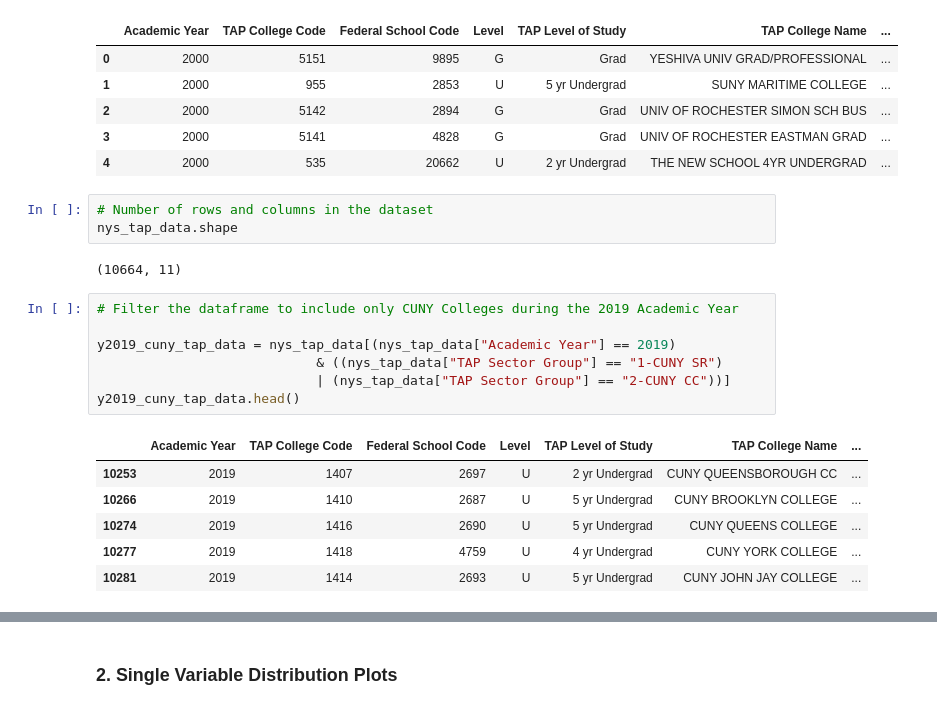
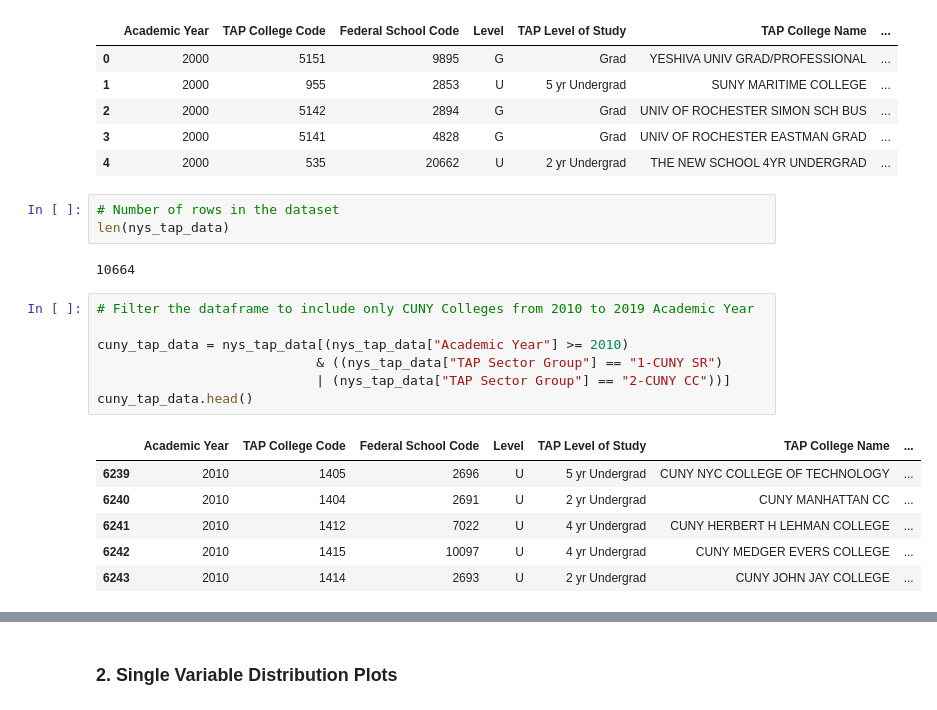
Before and after one commit to agyapongeli77/data-science-project, a Jupyter notebook: Project - MAT 328 Techniques In Data Science.ipynb, the cells around one changed output, grey strips where cells are left out. Saved outputs shown, nothing was run; the diff lists cells and outputs as text.

```diff
--- a/Project - MAT 328 Techniques In Data Science.ipynb
+++ b/Project - MAT 328 Techniques In Data Science.ipynb
@@ -21,24 +21,24 @@ nys_tap_data.head()
 | 3 | 2000 | 5141 | 4828 | G | Grad | UNIV OF ROCHESTER EASTMAN GRAD | ... |
 | 4 | 2000 | 535 | 20662 | U | 2 yr Undergrad | THE NEW SCHOOL 4YR UNDERGRAD | ... |
 # %%
-# Number of rows and columns in the dataset
-nys_tap_data.shape
+# Number of rows in the dataset
+len(nys_tap_data)
 # %% [output]
-(10664, 11)
+10664
 # %%
-# Filter the dataframe to include only CUNY Colleges during the 2019 Academic Year
+# Filter the dataframe to include only CUNY Colleges from 2010 to 2019 Academic Year
 
-y2019_cuny_tap_data = nys_tap_data[(nys_tap_data["Academic Year"] == 2019)
+cuny_tap_data = nys_tap_data[(nys_tap_data["Academic Year"] >= 2010)
                             & ((nys_tap_data["TAP Sector Group"] == "1-CUNY SR")
                             | (nys_tap_data["TAP Sector Group"] == "2-CUNY CC"))]
-y2019_cuny_tap_data.head()
+cuny_tap_data.head()
 # %% [output]
 |  | Academic Year | TAP College Code | Federal School Code | Level | TAP Level of Study | TAP College Name | ... |
-| 10253 | 2019 | 1407 | 2697 | U | 2 yr Undergrad | CUNY QUEENSBOROUGH CC | ... |
-| 10266 | 2019 | 1410 | 2687 | U | 5 yr Undergrad | CUNY BROOKLYN COLLEGE | ... |
-| 10274 | 2019 | 1416 | 2690 | U | 5 yr Undergrad | CUNY QUEENS COLLEGE | ... |
-| 10277 | 2019 | 1418 | 4759 | U | 4 yr Undergrad | CUNY YORK COLLEGE | ... |
-| 10281 | 2019 | 1414 | 2693 | U | 5 yr Undergrad | CUNY JOHN JAY COLLEGE | ... |
+| 6239 | 2010 | 1405 | 2696 | U | 5 yr Undergrad | CUNY NYC COLLEGE OF TECHNOLOGY | ... |
+| 6240 | 2010 | 1404 | 2691 | U | 2 yr Undergrad | CUNY MANHATTAN CC | ... |
+| 6241 | 2010 | 1412 | 7022 | U | 4 yr Undergrad | CUNY HERBERT H LEHMAN COLLEGE | ... |
+| 6242 | 2010 | 1415 | 10097 | U | 4 yr Undergrad | CUNY MEDGER EVERS COLLEGE | ... |
+| 6243 | 2010 | 1414 | 2693 | U | 2 yr Undergrad | CUNY JOHN JAY COLLEGE | ... |
 # %%
 # Drop the Academic Year column since we extracted the year 2019
 # Drop the Sector Type column because we know CUNY Colleges are public colleges
```
Also changed, not shown: parts of 14 cells of this notebook.
